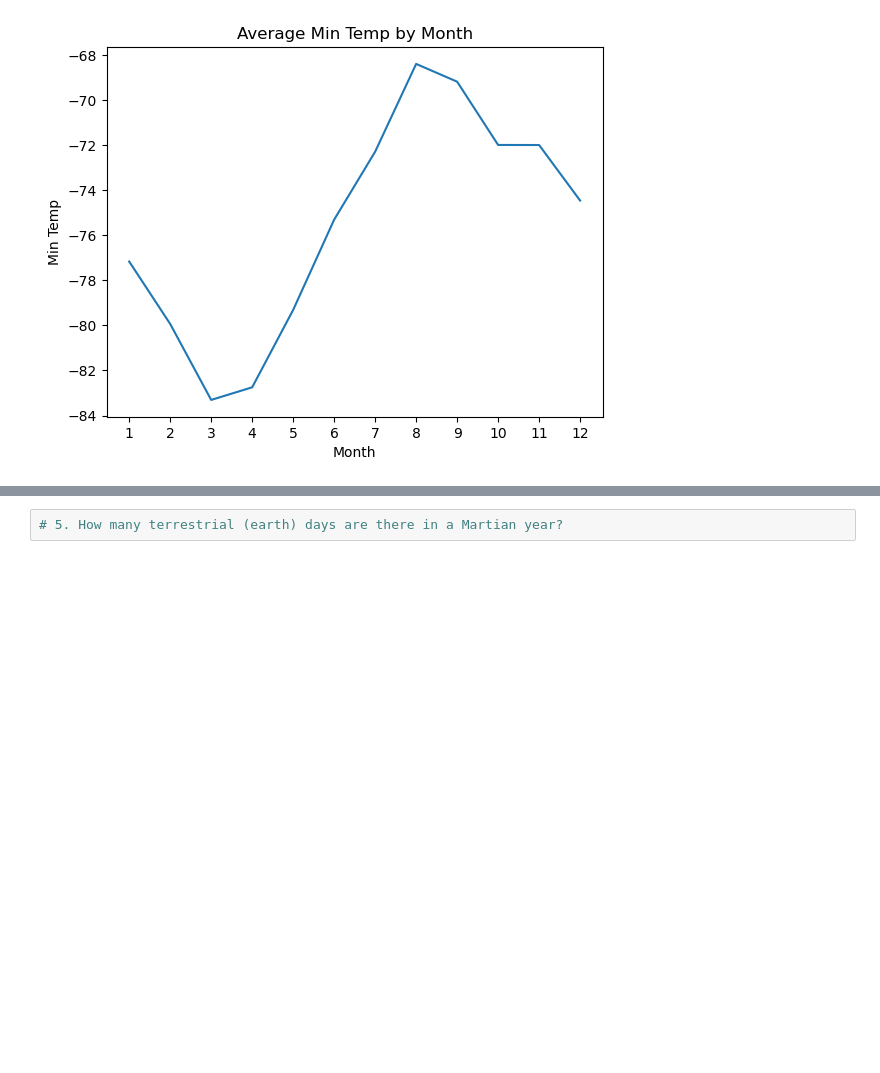
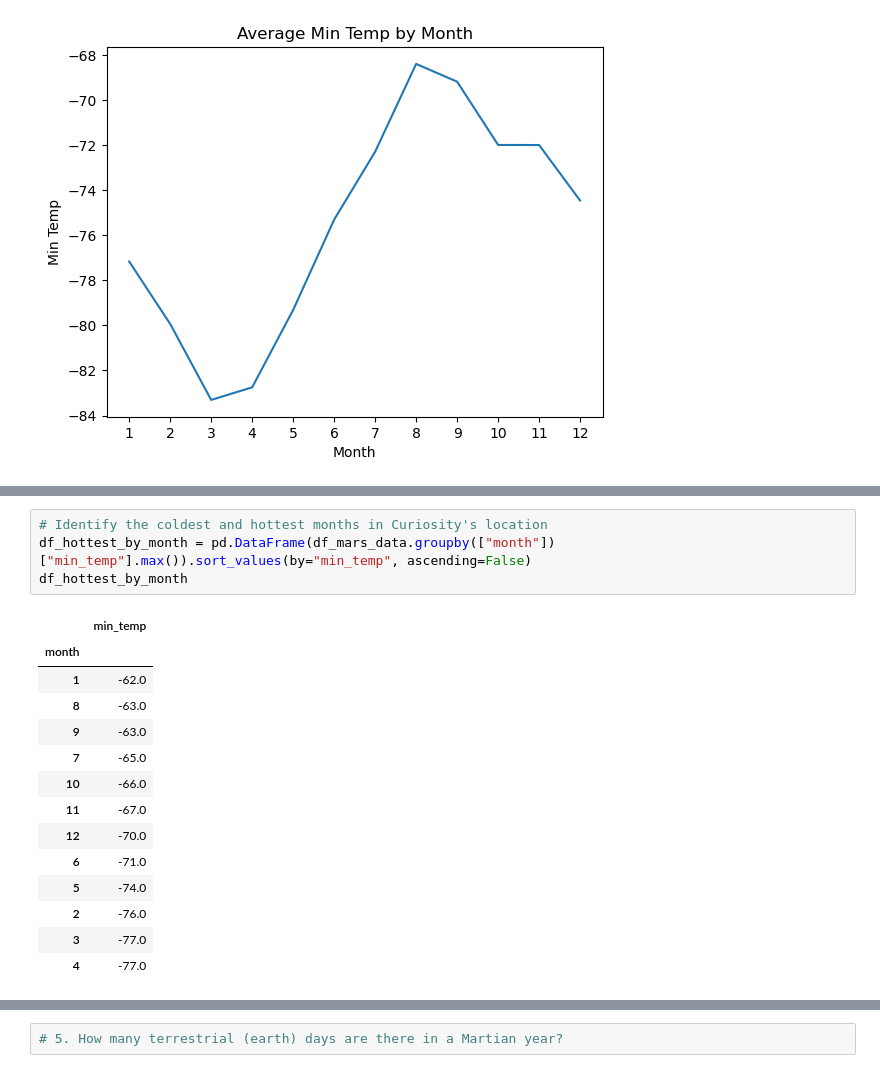
Before and after one commit to rchascall/data-collection-challenge, a Jupyter notebook: part_2_mars_weather.ipynb, the cells around one changed output, grey strips where cells are left out. Drawn from its saved outputs; the diff is of its cells as text; blank space fills up the shorter version.

```diff
--- a/part_2_mars_weather.ipynb
+++ b/part_2_mars_weather.ipynb
@@ -267,2 +265,21 @@ Name: min_temp, dtype: float64
+# %%
+# Identify the coldest and hottest months in Curiosity's location
+df_hottest_by_month = pd.DataFrame(df_mars_data.groupby(["month"])["min_temp"].max()).sort_values(by="min_temp", ascending=False)
+df_hottest_by_month
+# %% [output]
+|  | min_temp |
+| month |  |
+| 1 | -62.0 |
+| 8 | -63.0 |
+| 9 | -63.0 |
+| 7 | -65.0 |
+| 10 | -66.0 |
+| 11 | -67.0 |
+| 12 | -70.0 |
+| 6 | -71.0 |
+| 5 | -74.0 |
+| 2 | -76.0 |
+| 3 | -77.0 |
+| 4 | -77.0 |
 # %%
 # 4. Average pressure by Martian month
```
Also changed, not shown: parts of 4 cells of this notebook.
